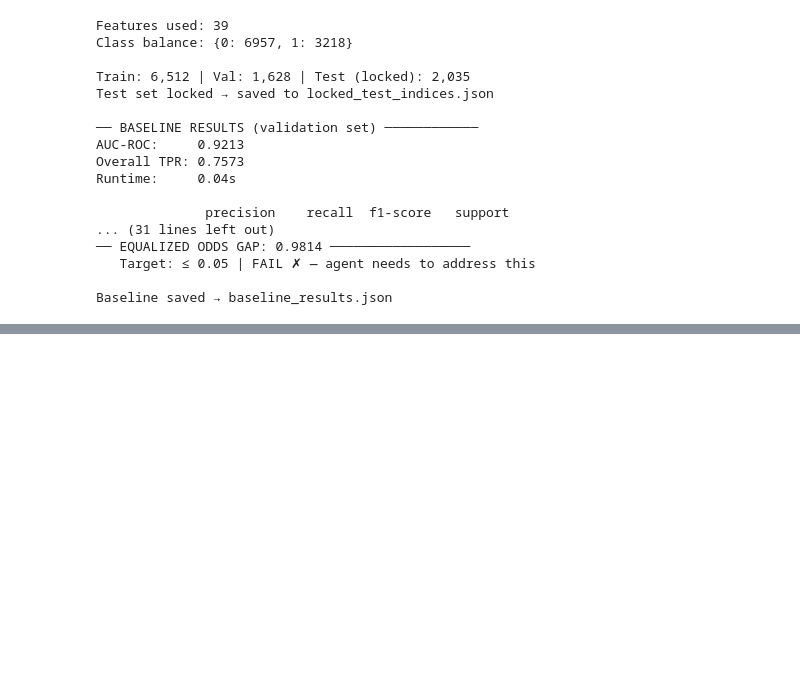
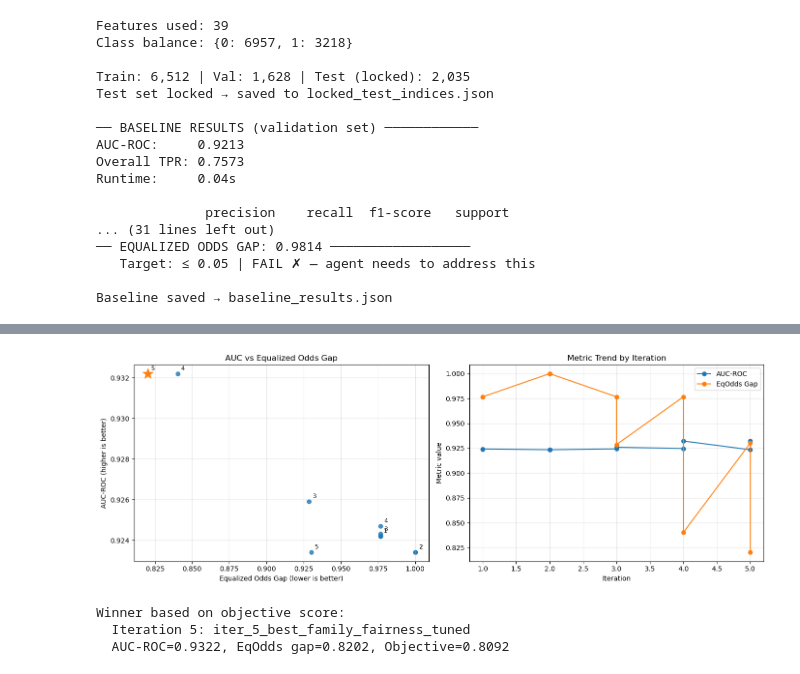
Before and after one commit to olivianathan/Auto-Researcher-Capstone-Project-Spring26, a Jupyter notebook: Capstone.ipynb, the cells around one changed output, grey strips where cells are left out. Drawn from its saved outputs; the diff is of its cells as text; code cells hidden in the pictures; blank space fills up the shorter version.

```diff
--- a/Capstone.ipynb
+++ b/Capstone.ipynb
@@ -454,0 +848,79 @@ Baseline saved → baseline_results.json
+# %%
+import pandas as pd
+import matplotlib.pyplot as plt
+
+# Mixed-schema safe reader: skips malformed rows instead of failing.
+log_df = pd.read_csv('experiment_log.csv', engine='python', on_bad_lines='skip')
+
+if log_df.empty:
+    print('experiment_log.csv is empty or has no readable rows. Run Cell 7 first.')
+else:
+    # Support both schemas:
+    # - New schema from auto-researcher: eq_odds_gap_overall + objective_score
+    # - Older schema: eq_odds_gap
+    if 'eq_odds_gap_overall' not in log_df.columns and 'eq_odds_gap' in log_df.columns:
+        log_df['eq_odds_gap_overall'] = log_df['eq_odds_gap']
+
+    if 'objective_score' not in log_df.columns:
+        # fallback objective if older rows only
+        log_df['objective_score'] = pd.NA
+
+    # Keep only rows with numeric iteration + metrics
+    for col in ['iteration', 'auc_roc', 'eq_odds_gap_overall', 'objective_score']:
+        if col in log_df.columns:
+            log_df[col] = pd.to_numeric(log_df[col], errors='coerce')
+
+    required = ['iteration', 'auc_roc', 'eq_odds_gap_overall']
+    missing = [c for c in required if c not in log_df.columns]
+    if missing:
+        print(f"Cannot plot yet. Missing columns: {missing}")
+    else:
+        plot_df = log_df.dropna(subset=required).copy()
+        if plot_df.empty:
+            print('No valid experiment rows found. Re-run Cell 7 to append clean rows.')
+        else:
+            # If objective unavailable for some rows, compute fallback objective
+            if plot_df['objective_score'].isna().all():
+                plot_df['objective_score'] = plot_df['auc_roc'] - 0.15 * plot_df['eq_odds_gap_overall']
+
+            plot_df = plot_df.sort_values('iteration')
+
+            winner_idx = plot_df['objective_score'].idxmax()
+            winner = plot_df.loc[winner_idx]
+
+            fig, axes = plt.subplots(1, 2, figsize=(14, 5))
+
+            # Plot 1: fairness-performance frontier view
+            ax = axes[0]
+            ax.scatter(plot_df['eq_odds_gap_overall'], plot_df['auc_roc'], alpha=0.8)
+            for _, row in plot_df.iterrows():
+                ax.annotate(int(row['iteration']), (row['eq_odds_gap_overall'], row['auc_roc']),
+                            textcoords='offset points', xytext=(5, 5), fontsize=9)
+            ax.scatter([winner['eq_odds_gap_overall']], [winner['auc_roc']], marker='*', s=250)
+            ax.set_title('AUC vs Equalized Odds Gap')
+            ax.set_xlabel('Equalized Odds Gap (lower is better)')
+            ax.set_ylabel('AUC-ROC (higher is better)')
+            ax.grid(alpha=0.3)
+
+            # Plot 2: iteration trend
+            ax2 = axes[1]
+            ax2.plot(plot_df['iteration'], plot_df['auc_roc'], marker='o', label='AUC-ROC')
+            ax2.plot(plot_df['iteration'], plot_df['eq_odds_gap_overall'], marker='o', label='EqOdds Gap')
+            ax2.set_title('Metric Trend by Iteration')
+            ax2.set_xlabel('Iteration')
+            ax2.set_ylabel('Metric value')
+            ax2.grid(alpha=0.3)
+            ax2.legend()
+
+            plt.tight_layout()
+            plt.show()
+
+            exp_name = winner['experiment_name'] if 'experiment_name' in plot_df.columns else 'N/A'
+            print('Winner based on objective score:')
+            print(f"  Iteration {int(winner['iteration'])}: {exp_name}")
+            print(f"  AUC-ROC={winner['auc_roc']:.4f}, EqOdds gap={winner['eq_odds_gap_overall']:.4f}, Objective={winner['objective_score']:.4f}")
+# %% [output]
+[figure, added]
+Winner based on objective score:
+  Iteration 5: iter_5_best_family_fairness_tuned
+  AUC-ROC=0.9322, EqOdds gap=0.8202, Objective=0.8092
```
Also changed, not shown: parts of 2 cells of this notebook, 1 other file.
